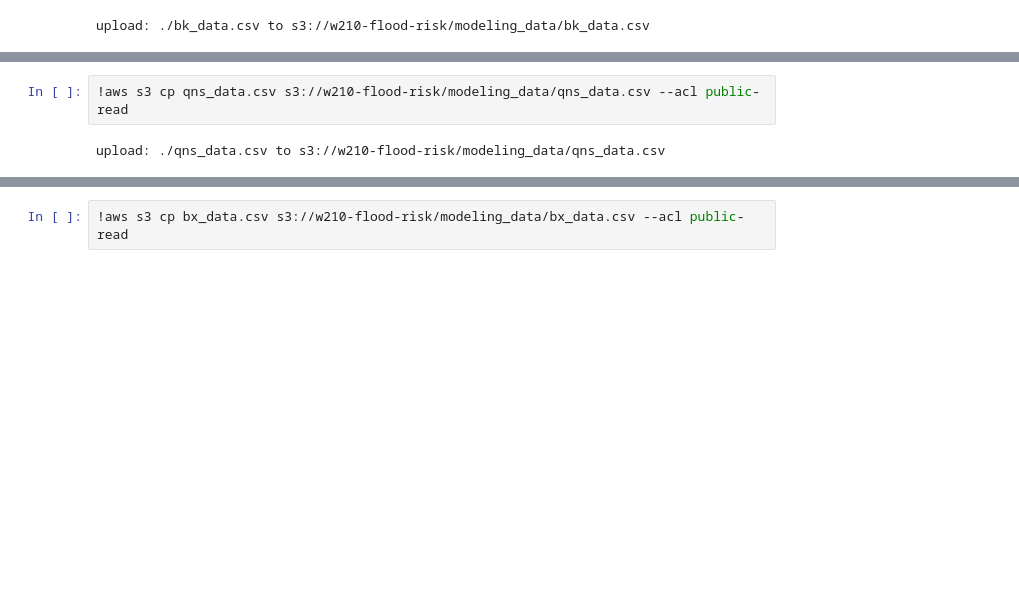
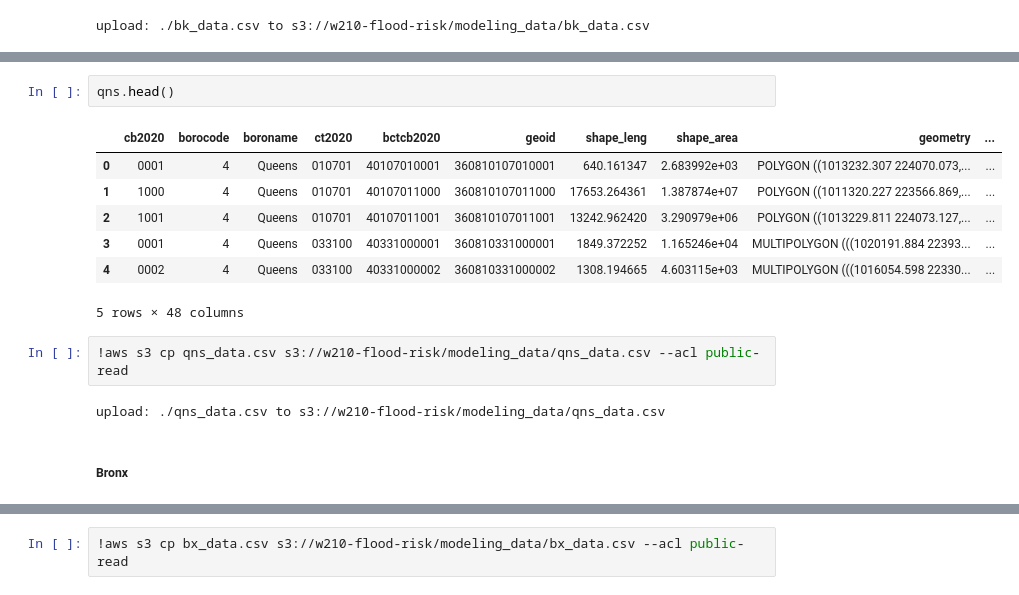
Before and after one commit to courtney-smith-97/flood-risk, a Jupyter notebook: data/data_transformation/full_modeling_dataset.ipynb, the cells around one changed output, grey strips where cells are left out. Cells and saved outputs as stored; diff of their text form; blank space fills up the shorter version.

```diff
--- a/data/data_transformation/full_modeling_dataset.ipynb
+++ b/data/data_transformation/full_modeling_dataset.ipynb
@@ -215,7 +261,19 @@ Hydrography features complete: 68.2 total time elapsed
+# %%
+qns.head()
+# %% [output]
+|  | cb2020 | borocode | boroname | ct2020 | bctcb2020 | geoid | shape_leng | shape_area | geometry | ... |
+| 0 | 0001 | 4 | Queens | 010701 | 40107010001 | 360810107010001 | 640.161347 | 2.683992e+03 | POLYGON ((1013232.307 224070.073,... | ... |
+| 1 | 1000 | 4 | Queens | 010701 | 40107011000 | 360810107011000 | 17653.264361 | 1.387874e+07 | POLYGON ((1011320.227 223566.869,... | ... |
+| 2 | 1001 | 4 | Queens | 010701 | 40107011001 | 360810107011001 | 13242.962420 | 3.290979e+06 | POLYGON ((1013229.811 224073.127,... | ... |
+| 3 | 0001 | 4 | Queens | 033100 | 40331000001 | 360810331000001 | 1849.372252 | 1.165246e+04 | MULTIPOLYGON (((1020191.884 22393... | ... |
+| 4 | 0002 | 4 | Queens | 033100 | 40331000002 | 360810331000002 | 1308.194665 | 4.603115e+03 | MULTIPOLYGON (((1016054.598 22330... | ... |
+5 rows × 48 columns
 # %%
 !aws s3 cp qns_data.csv s3://w210-flood-risk/modeling_data/qns_data.csv --acl public-read
 # %% [output]
 upload: ./qns_data.csv to s3://w210-flood-risk/modeling_data/qns_data.csv
+# %% [markdown]
+##### Bronx
 # %%
 bx = gen_boro_dataset(cb_df, ct_df, 'Bronx', 'bx')
 # %% [output]
```
Also changed, not shown: parts of 20 cells of this notebook.
